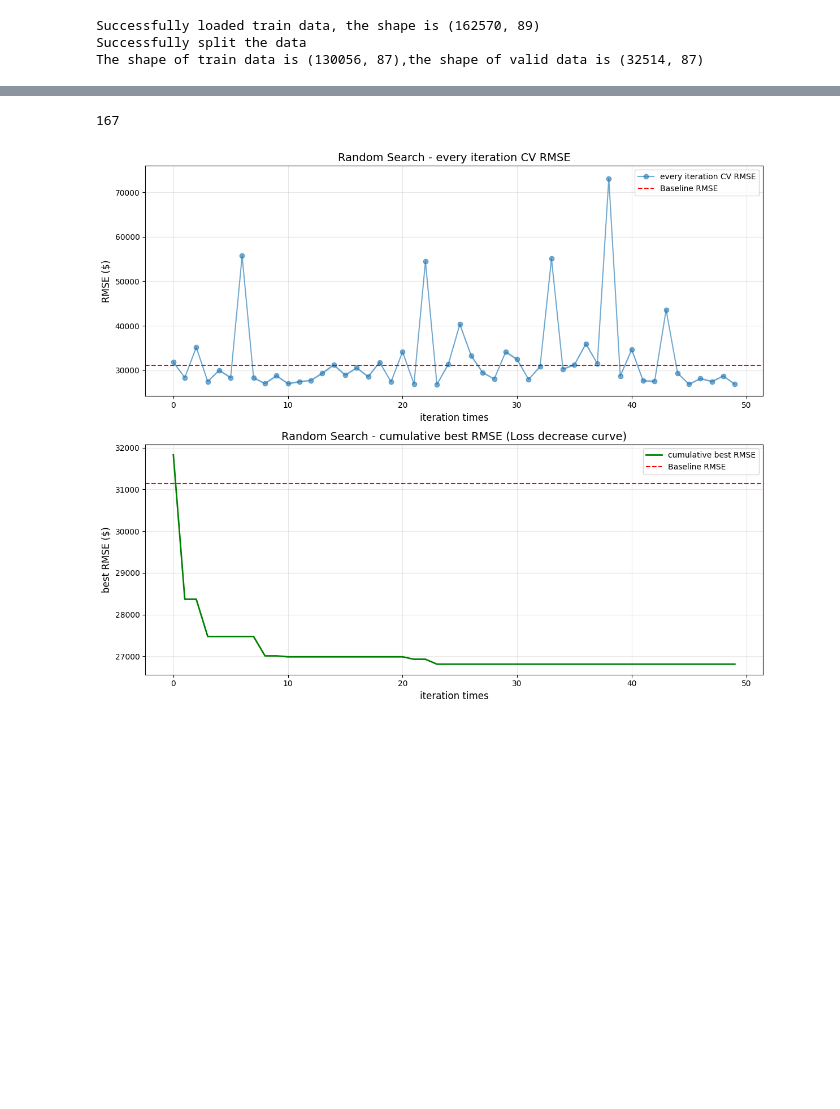
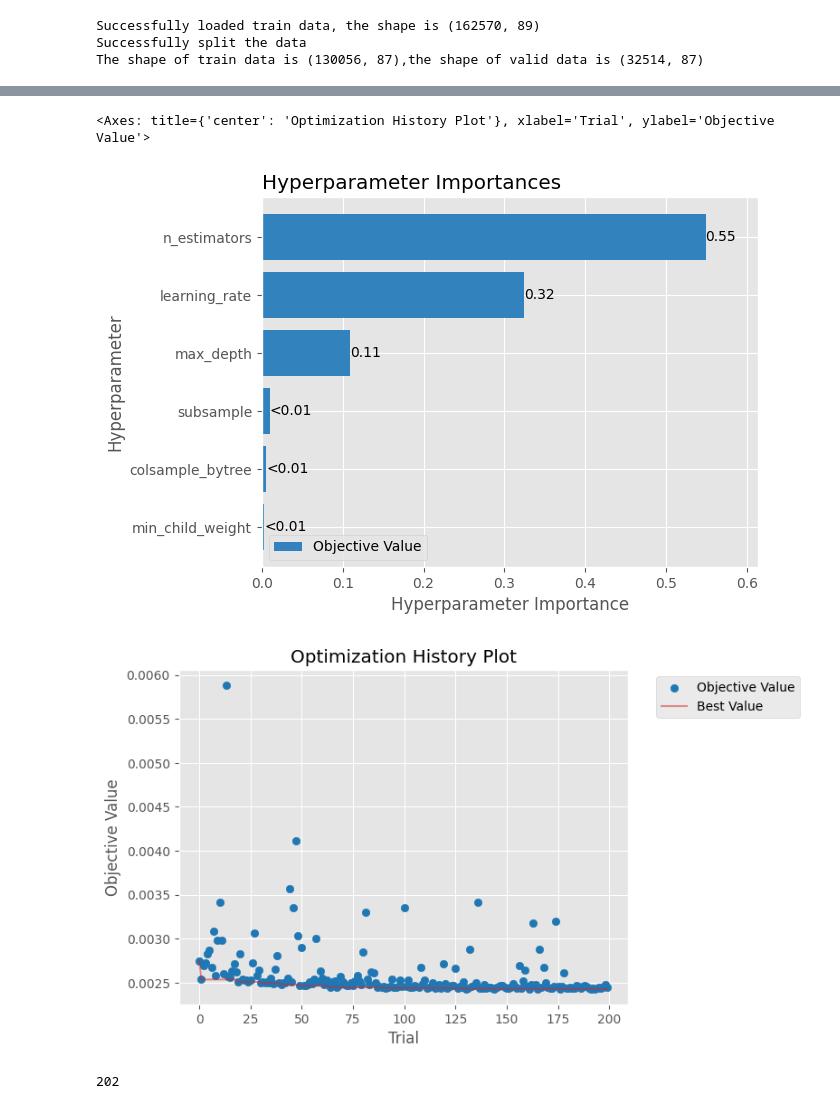
Before and after one commit to LIU-FAYANG/cs5228_PROJ, a Jupyter notebook: Scripts/run_XGBOOST_optune.ipynb, the cells around one changed output, grey strips where cells are left out. Cells and saved outputs as stored; diff of their text form; code cells hidden in the pictures; blank space fills up the shorter version.

```diff
--- a/Scripts/run_XGBOOST_optune.ipynb
+++ b/Scripts/run_XGBOOST_optune.ipynb
@@ -317,0 +71,12 @@ Improvement: $4,957.69 (vs Baseline)
+# %%
+!pip install optuna
+import optuna
+
+study = optuna.create_study(
+    direction="minimize",
+    study_name="hdb_resale_price_study"
+)
+study.optimize(objective, n_trials=200, show_progress_bar=True, verbose=0)
+
+best_params = study.best_params
+print(f"\nBest parameters: {best_params}")
@@ -318,45 +152,24 @@ Improvement: $4,957.69 (vs Baseline)
+# %%
+import optuna.visualization as vis
+
+vis.matplotlib.plot_param_importances(study)
+vis.matplotlib.plot_optimization_history(study)
+# %% [output]
+<Axes: title={'center': 'Optimization History Plot'}, xlabel='Trial', ylabel='Objective Value'>
+[figure, added]
+[figure, added]
 # %%
 import pandas as pd, json, pathlib as pl
-out = pl.Path('/Users/yangkexin/Documents/CS5228/Project/cs5228_PROJ/Models/LightGBM_notebook')
+out = pl.Path('./results/')
 out.mkdir(parents=True, exist_ok=True)
 
-cv_xgb = pd.DataFrame(random_search.cv_results_)  # 或 rs_xgb.cv_results_
-cv_xgb.to_csv(out/'xgb_cv_results.csv', index=False)
-(out/'xgb_best_params.json').write_text(json.dumps(random_search.best_params_, indent=2))
+df_test = pd.read_csv(datapath+'test_data_for_modeling(no_standardization).csv')
+X_test = df_test[feature_cols]
+y_test_log = best_model.predict(X_test)
+y_test = np.expm1(y_test_log)
+
+# save y_test predictions
+pd.DataFrame({'Predicted': y_test}).to_csv(out/'xgb_test_predictions.csv', index=True)
+(out/'xgb_best_params.json').write_text(json.dumps(best_params, indent=2))
 # %% [output]
-167
+202
-# %%
-cv_results = pd.DataFrame(random_search.cv_results_)
-
-mean_test_scores = -cv_results['mean_test_score']
-std_test_scores = cv_results['std_test_score']
-
-cumulative_best = np.minimum.accumulate(mean_test_scores)
-
-fig, axes = plt.subplots(2, 1, figsize=(12, 10))
-
-axes[0].plot(range(len(mean_test_scores)), mean_test_scores, 'o-', alpha=0.6, label='every iteration CV RMSE')
-axes[0].fill_between(range(len(mean_test_scores)),
-                      mean_test_scores - std_test_scores,
-                      mean_test_scores + std_test_scores,
-                      alpha=0.2)
-axes[0].axhline(y=31133.04, color='r', linestyle='--', label='Baseline RMSE')
-axes[0].set_xlabel('iteration times', fontsize=12)
-axes[0].set_ylabel('RMSE ($)', fontsize=12)
-axes[0].set_title('Random Search - every iteration CV RMSE', fontsize=14)
-axes[0].legend()
-axes[0].grid(True, alpha=0.3)
-
-
-axes[1].plot(range(len(cumulative_best)), cumulative_best, 'g-', linewidth=2, label='cumulative best RMSE')
-axes[1].axhline(y=31133.04, color='r', linestyle='--', label='Baseline RMSE')
-axes[1].set_xlabel('iteration times', fontsize=12)
-axes[1].set_ylabel('best RMSE ($)', fontsize=12)
-axes[1].set_title('Random Search - cumulative best RMSE (Loss decrease curve)', fontsize=14)
-axes[1].legend()
-axes[1].grid(True, alpha=0.3)
-
-plt.tight_layout()
-plt.show()
-# %% [output]
-[figure, removed]
```
Also changed, not shown: parts of 14 cells of this notebook, 2 other files.
